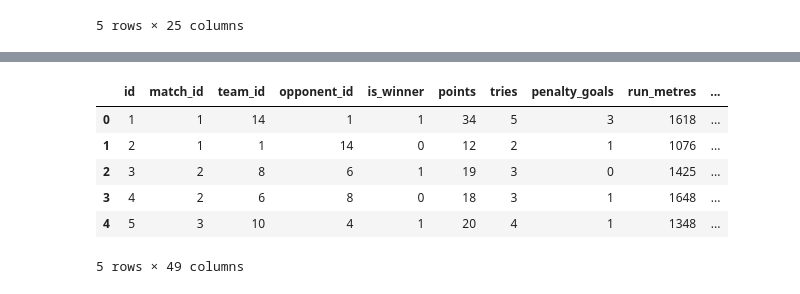
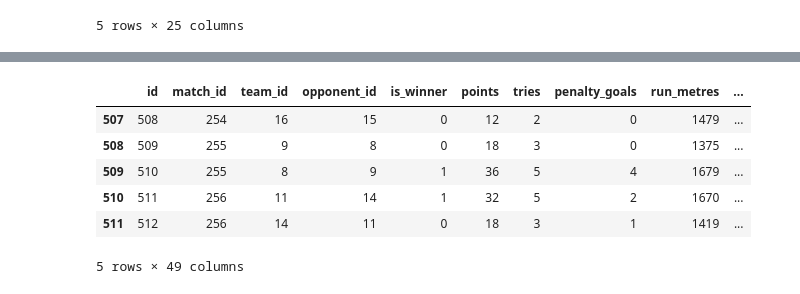
Before and after one commit to njpowers7915/NRL-match-data, a Jupyter notebook: predictions/predictions_notebook.ipynb, the cells around one changed output, grey strips where cells are left out. Saved outputs shown, nothing was run; the diff lists cells and outputs as text; code cells hidden in the pictures.

```diff
--- a/predictions/predictions_notebook.ipynb
+++ b/predictions/predictions_notebook.ipynb
@@ -253,14 +253,14 @@ print(results_df[results_df['team_id'] == 12])
 
 [32 rows x 49 columns]
 # %%
-results_df.head()
+results_df.tail()
 # %% [output]
 |  | id | match_id | team_id | opponent_id | is_winner | points | tries | penalty_goals | run_metres | ... |
-| 0 | 1 | 1 | 14 | 1 | 1 | 34 | 5 | 3 | 1618 | ... |
-| 1 | 2 | 1 | 1 | 14 | 0 | 12 | 2 | 1 | 1076 | ... |
-| 2 | 3 | 2 | 8 | 6 | 1 | 19 | 3 | 0 | 1425 | ... |
-| 3 | 4 | 2 | 6 | 8 | 0 | 18 | 3 | 1 | 1648 | ... |
-| 4 | 5 | 3 | 10 | 4 | 1 | 20 | 4 | 1 | 1348 | ... |
+| 507 | 508 | 254 | 16 | 15 | 0 | 12 | 2 | 0 | 1479 | ... |
+| 508 | 509 | 255 | 9 | 8 | 0 | 18 | 3 | 0 | 1375 | ... |
+| 509 | 510 | 255 | 8 | 9 | 1 | 36 | 5 | 4 | 1679 | ... |
+| 510 | 511 | 256 | 11 | 14 | 1 | 32 | 5 | 2 | 1670 | ... |
+| 511 | 512 | 256 | 14 | 11 | 0 | 18 | 3 | 1 | 1419 | ... |
 5 rows × 49 columns
 # %%
 query = pd.read_sql_query('''
```
Also changed, not shown: parts of 7 cells of this notebook.
